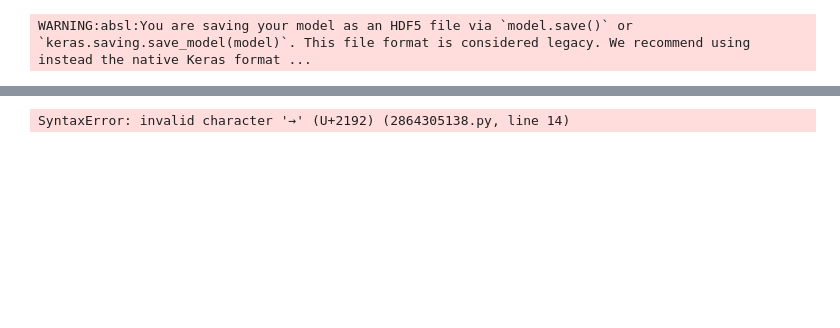
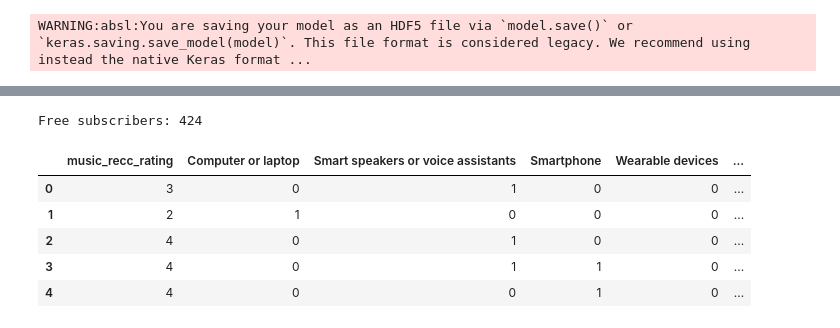
Before and after one commit to PatriciaDaher/Spotify, a Jupyter notebook: Machine Learning .ipynb, the cells around one changed output, grey strips where cells are left out. Cells and saved outputs as stored; diff of their text form; code cells hidden in the pictures; blank space fills up the shorter version.

```diff
--- a/Machine Learning .ipynb
+++ b/Machine Learning .ipynb
@@ -537,3 +533,16 @@ refined_df
 | 518 | 1.0 | 2.0 | 2.0 | 2.0 | 2 | ... |
 | 519 | 1.0 | 2.0 | 4.0 | 2.0 | 3 | ... |
 520 rows × 57 columns
+# %%
+# Create refined_df by dropping unwanted columns
+refined_df = relevant_df.drop(columns=[
+    'music_genre_variety',
+    'music_mood_variety',
+    'listening_frequency_variety',
+    'variety_expl_method'
+])
+
+# Verify the new DataFrame
+print(f"Original columns: {relevant_df.columns.tolist()}")
+print(f"Refined columns: {refined_df.columns.tolist()}")
+print(refined_df.head())
@@ -749,31 +659,17 @@ weighted avg       0.76      0.74      0.75       104
-# %%
-## Interpret Results
-**Question:** How well does the model predict subscription willingness (`1` = Yes, `0` = No)?
-
-**Answer:**
-- The classification report shows precision, recall, and F1-score for both classes.
-- Focus on the `1` (Yes) class to identify users likely to convert.
-- Example interpretation:
-  - **Recall (Sensitivity)**: If high (e.g., 0.85), the model captures 85% of potential subscribers.
-  - **Precision**: If high (e.g., 0.90), 90% of predicted "Yes" cases are correct.
-  - **F1-Score**: Balances precision and recall (aim for >0.7).
-
-# ---
-## Key Adaptations for Your Dataset:
-1. **Target Variable**: Binary `premium_sub_willingness` (Yes/No → 1/0).
-2. **Dropped Irrelevant Columns**: Removed `preffered_premium_plan` (leakage risk).
-3. **Preprocessing**:
-   - One-hot encoded categorical variables (e.g., `Gender`, `fav_music_genre`).
-   - Scaled numerical features (if any).
-4. **Pipeline**: Combined preprocessing + logistic regression for robustness.
-
----
-
-### **Next Steps**:
-1. **Improve Model**: Try `RandomForestClassifier` or `XGBoost` for better performance.
-2. **Feature Importance**: Use `pipeline.named_steps['classifier'].coef_` to analyze key drivers.
-3. **Visualizations**: Plot a confusion matrix or ROC curve (use `sklearn.metrics.plot_roc_curve`).
-
-Let me know if you'd like help extending this (e.g., adding visualizations or deploying the model)!
-# %% [output]
-SyntaxError: invalid character '→' (U+2192) (2864305138.py, line 14)
+# %%
+# Directly filter the DataFrame using pandas (no SQL needed)
+free_sub_df = refined_df[
+    refined_df['spotify_subscription_plan_Premium (paid subscription)'] == False
+].copy()  # .copy() ensures it's a new DataFrame
+
+# Verify
+print(f"Free subscribers: {len(free_sub_df)}")
+free_sub_df.head()
+# %% [output]
+Free subscribers: 424
+|  | music_recc_rating | Computer or laptop | Smart speakers or voice assistants | Smartphone | Wearable devices | ... |
+| 0 | 3 | 0 | 1 | 0 | 0 | ... |
+| 1 | 2 | 1 | 0 | 0 | 0 | ... |
+| 2 | 4 | 0 | 1 | 0 | 0 | ... |
+| 3 | 4 | 0 | 1 | 1 | 0 | ... |
+| 4 | 4 | 0 | 0 | 1 | 0 | ... |
```
Also changed, not shown: parts of 27 cells of this notebook, 3 other files.
